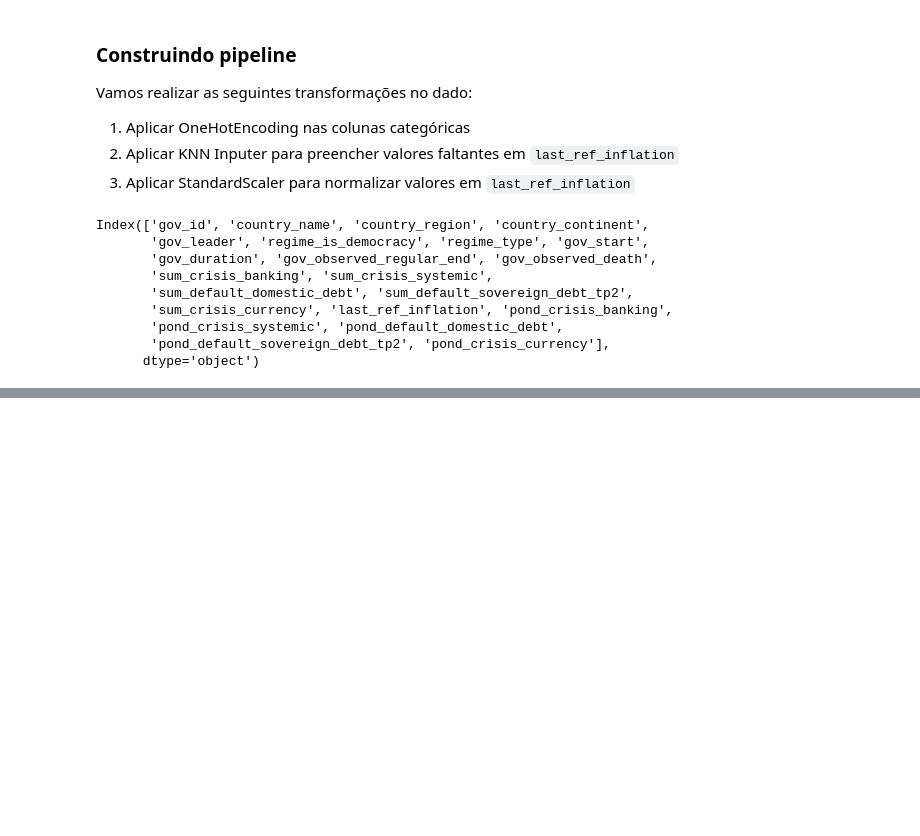
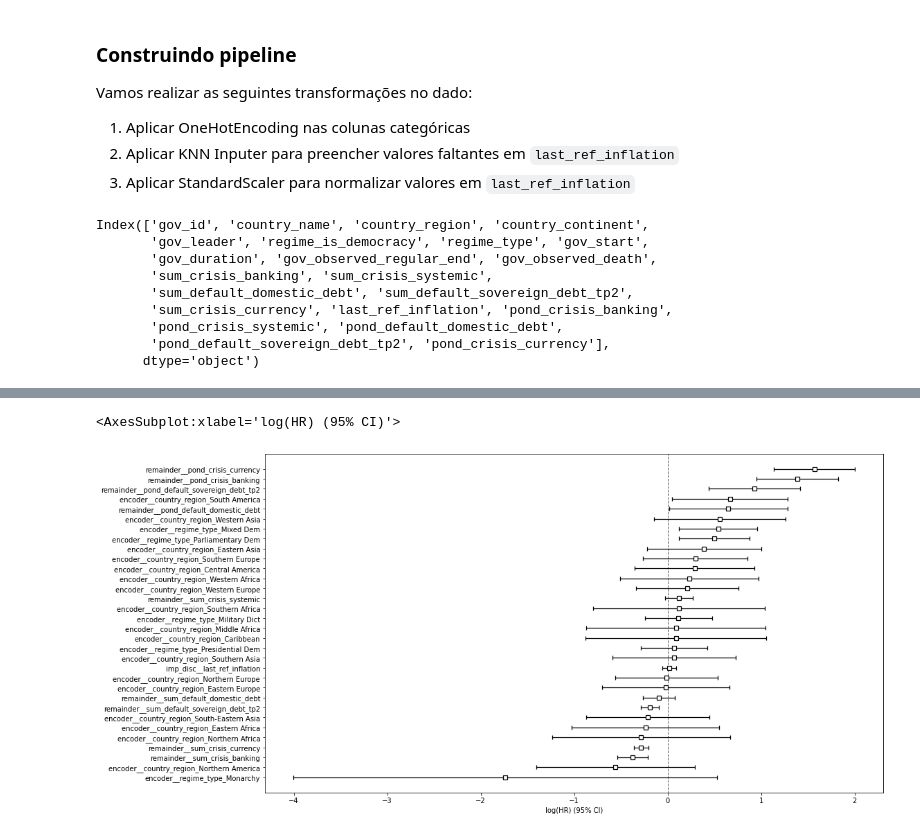
Before and after one commit to marcelzanetti/survival-regimes, a Jupyter notebook: survival_regimes/Modelling.ipynb, the cells around one changed output, grey strips where cells are left out. Cells and saved outputs as stored; diff of their text form; code cells hidden in the pictures; blank space fills up the shorter version.

```diff
--- a/survival_regimes/Modelling.ipynb
+++ b/survival_regimes/Modelling.ipynb
@@ -172,0 +225,14 @@ choosed_model[1].plot()
+# %%
+generated_combinations_agg = [
+    list(x) + ['regime_type', 'country_region', 'last_ref_inflation']
+    for x in generated_combinations_agg
+]
+# %%
+evaluated_models_agg = [eval_model(df, comb) for comb in generated_combinations_agg]
+# %%
+evaluated_models_agg = [x for x in evaluated_models_agg if x is not None]
+# %%
+best_model = 0
+for i in range(len(evaluated_models_agg)):
+    if evaluated_models_agg[i][2] > evaluated_models_agg[best_model][2]:
+        best_model = i
@@ -172,0 +294,7 @@ choosed_model[1].plot()
+# %%
+fig, ax = plt.subplots(figsize=(16, 9))
+
+evaluated_models_agg[best_model][1].plot()
+# %% [output]
+<AxesSubplot:xlabel='log(HR) (95% CI)'>
+[figure, added]
```
Also changed, not shown: parts of 19 cells of this notebook.
